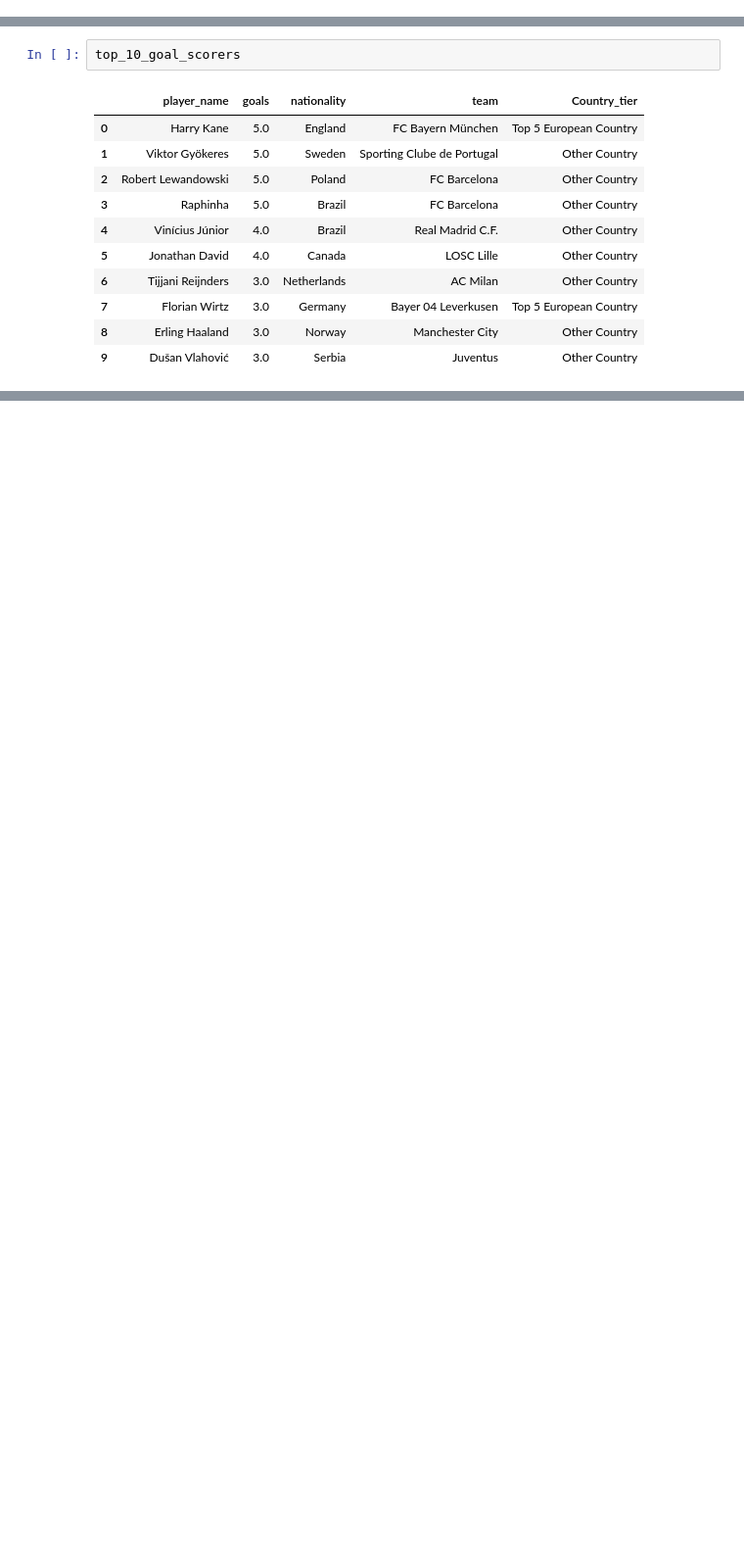
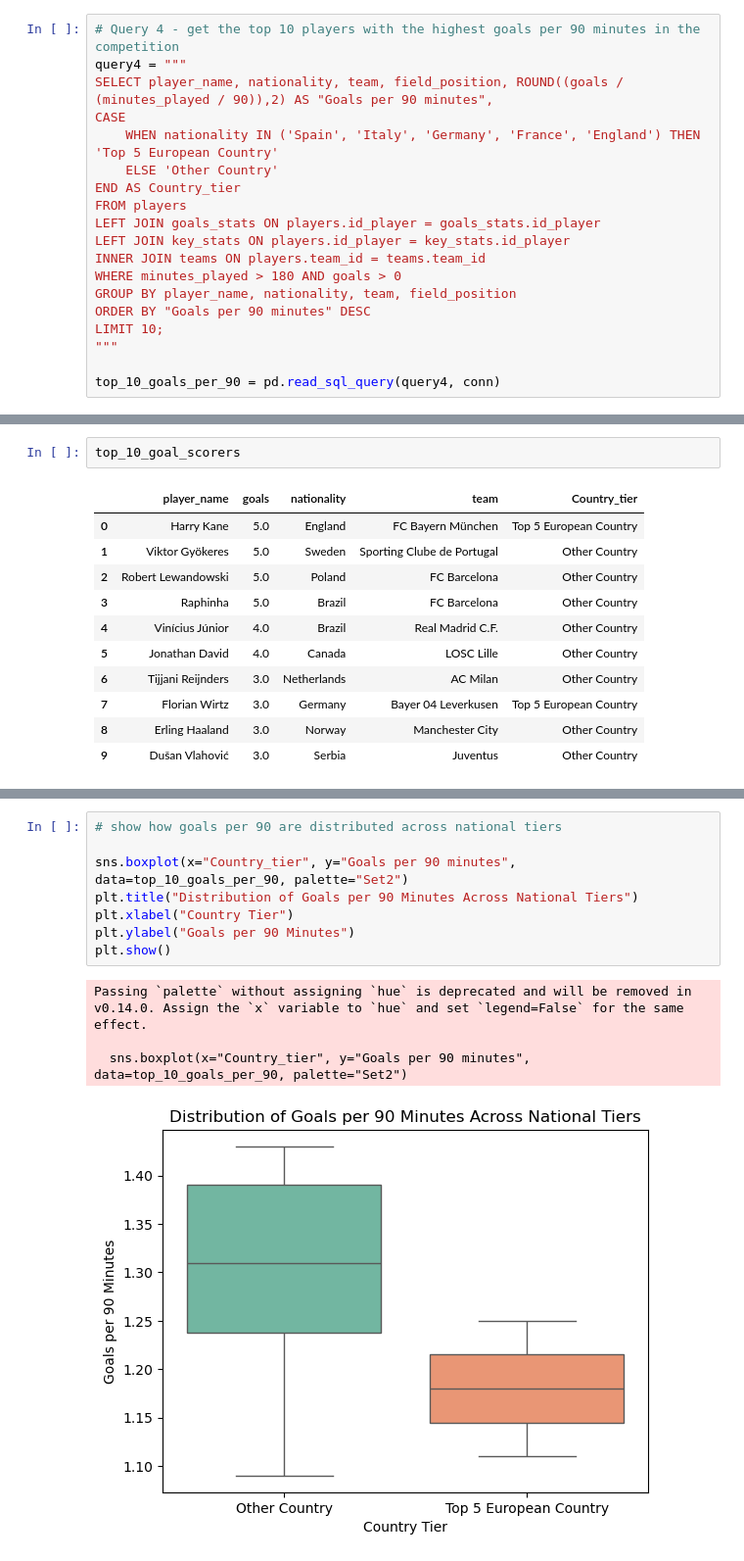
Before and after one commit to AJD1888/ucl-2025-national-performance-analysis, a Jupyter notebook: ucl-2025-national-performace-analysis.ipynb, the cells around one changed output, grey strips where cells are left out. Shown at 98% size. Drawn from its saved outputs; the diff is of its cells as text; blank space fills up the shorter version.

```diff
--- a/ucl-2025-national-performace-analysis.ipynb
+++ b/ucl-2025-national-performace-analysis.ipynb
@@ -188,3 +188,22 @@ LIMIT 10;
 """
 
 top_10_tackles_won = pd.read_sql_query(query3, conn)
+# %%
+# Query 4 - get the top 10 players with the highest goals per 90 minutes in the competition
+query4 = """
+SELECT player_name, nationality, team, field_position, ROUND((goals / (minutes_played / 90)),2) AS "Goals per 90 minutes",
+CASE
+    WHEN nationality IN ('Spain', 'Italy', 'Germany', 'France', 'England') THEN 'Top 5 European Country'
+    ELSE 'Other Country'
+END AS Country_tier
+FROM players
+LEFT JOIN goals_stats ON players.id_player = goals_stats.id_player
+LEFT JOIN key_stats ON players.id_player = key_stats.id_player
+INNER JOIN teams ON players.team_id = teams.team_id
+WHERE minutes_played > 180 AND goals > 0
+GROUP BY player_name, nationality, team, field_position
+ORDER BY "Goals per 90 minutes" DESC
+LIMIT 10;
+"""
+
+top_10_goals_per_90 = pd.read_sql_query(query4, conn)
@@ -228,0 +440,13 @@ top_10_goal_scorers
+# %%
+# show how goals per 90 are distributed across national tiers
+
+sns.boxplot(x="Country_tier", y="Goals per 90 minutes", data=top_10_goals_per_90, palette="Set2")
+plt.title("Distribution of Goals per 90 Minutes Across National Tiers")
+plt.xlabel("Country Tier")
+plt.ylabel("Goals per 90 Minutes")
+plt.show()
+# %% [output]
+Passing `palette` without assigning `hue` is deprecated and will be removed in v0.14.0. Assign the `x` variable to `hue` and set `legend=False` for the same effect.
+
+  sns.boxplot(x="Country_tier", y="Goals per 90 minutes", data=top_10_goals_per_90, palette="Set2")
+[figure, added]
```
Also changed, not shown: parts of 10 cells of this notebook, 2 other files.
